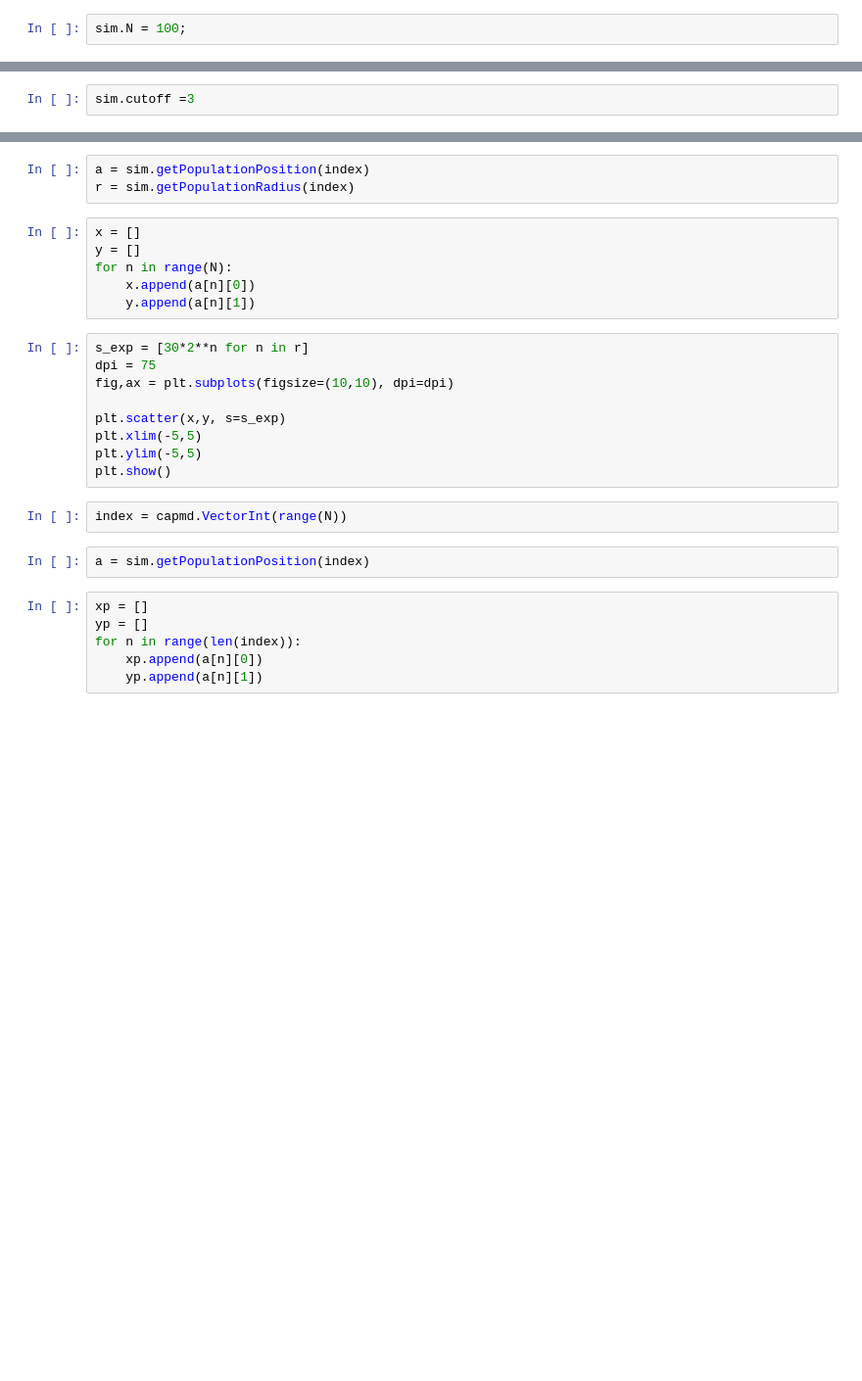
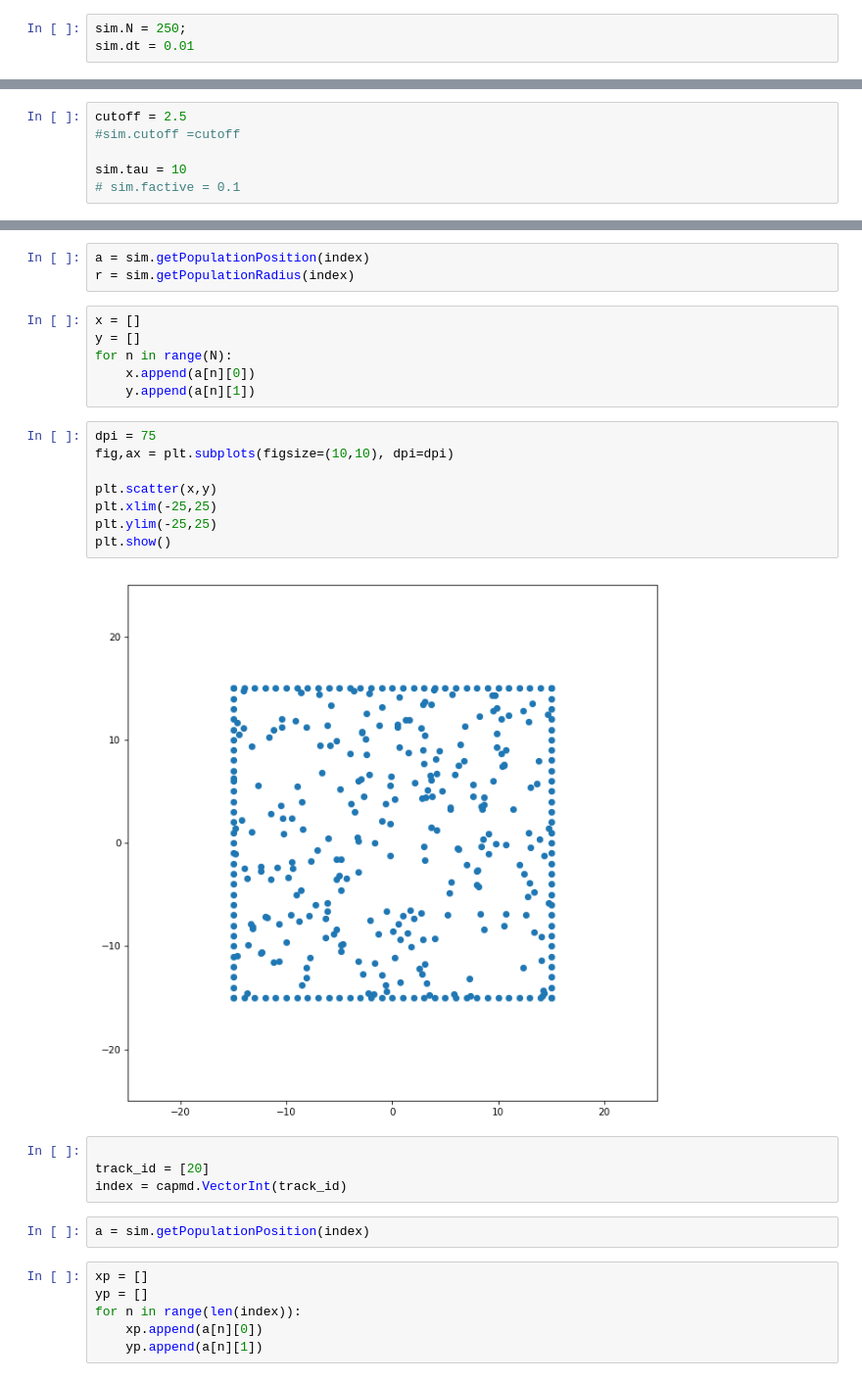
Before and after one commit to nrstillman/CAPMD, a Jupyter notebook: testing_capmd_python.ipynb, the cells around one changed output, grey strips where cells are left out. Shown at 98% size. Drawn from its saved outputs; the diff is of its cells as text; blank space fills up the shorter version.

```diff
--- a/testing_capmd_python.ipynb
+++ b/testing_capmd_python.ipynb
@@ -25,5 +28,6 @@ AttributeError: module 'capmd' has no attribute 'simulation'
-# %%
-sim.N = 100;
+# %%
+sim.N = 250;
+sim.dt = 0.01
 # %%
 sim.initialise();
 p = sim.getParticle(0);
@@ -32,5 +38,9 @@ sim.popSize()
-# %%
-sim.cutoff =3
+# %%
+cutoff = 2.5
+#sim.cutoff =cutoff
+
+sim.tau = 10
+# sim.factive = 0.1
 # %%
 sim.initialise();
 p = sim.getParticle(0);
@@ -51,16 +68,19 @@ for n in range(N):
     x.append(a[n][0])
     y.append(a[n][1])
 # %%
-s_exp = [30*2**n for n in r]
 dpi = 75
 fig,ax = plt.subplots(figsize=(10,10), dpi=dpi)
 
-plt.scatter(x,y, s=s_exp)
-plt.xlim(-5,5)
-plt.ylim(-5,5)
+plt.scatter(x,y)
+plt.xlim(-25,25)
+plt.ylim(-25,25)
 plt.show()
+# %% [output]
+[figure, added]
-# %%
-index = capmd.VectorInt(range(N))
+# %%
+
+track_id = [20]
+index = capmd.VectorInt(track_id)
 # %%
 a = sim.getPopulationPosition(index)
 # %%
```
Also changed, not shown: parts of 18 cells of this notebook.
